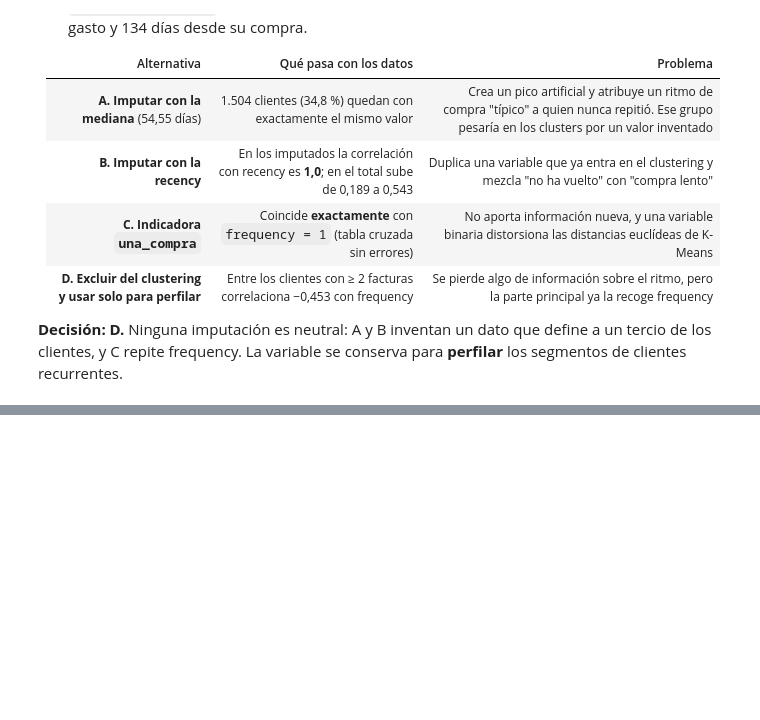
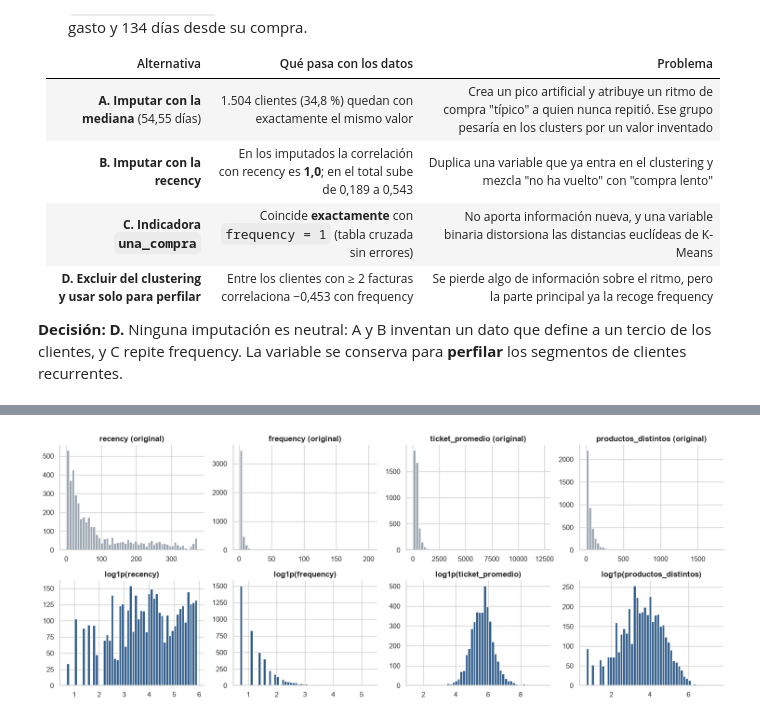
Before and after one commit to Andres766/proeyecto-mineria-de-datos, a Jupyter notebook: notebooks/02_features.ipynb, the cells around one changed output, grey strips where cells are left out. Cells and saved outputs as stored; diff of their text form; code cells hidden in the pictures; blank space fills up the shorter version.

```diff
--- a/notebooks/02_features.ipynb
+++ b/notebooks/02_features.ipynb
@@ -188,0 +296,12 @@ repite frequency. La variable se conserva para **perfilar** los segmentos de cli
+# %%
+fig, axes = plt.subplots(2, 4, figsize=(15, 6))
+for j, var in enumerate(VARIABLES_CLUSTERING):
+    axes[0, j].hist(clientes[var], bins=50, color=COLOR_NEUTRO)
+    axes[0, j].set_title(f"{var} (original)")
+    axes[1, j].hist(np.log1p(clientes[var]), bins=50, color=COLOR_PRINCIPAL)
+    axes[1, j].set_title(f"log1p({var})")
+fig.tight_layout()
+guardar_figura(fig, "02_log1p")
+plt.show()
+# %% [output]
+[figure, added]
```
Also changed, not shown: parts of 11 cells of this notebook.
